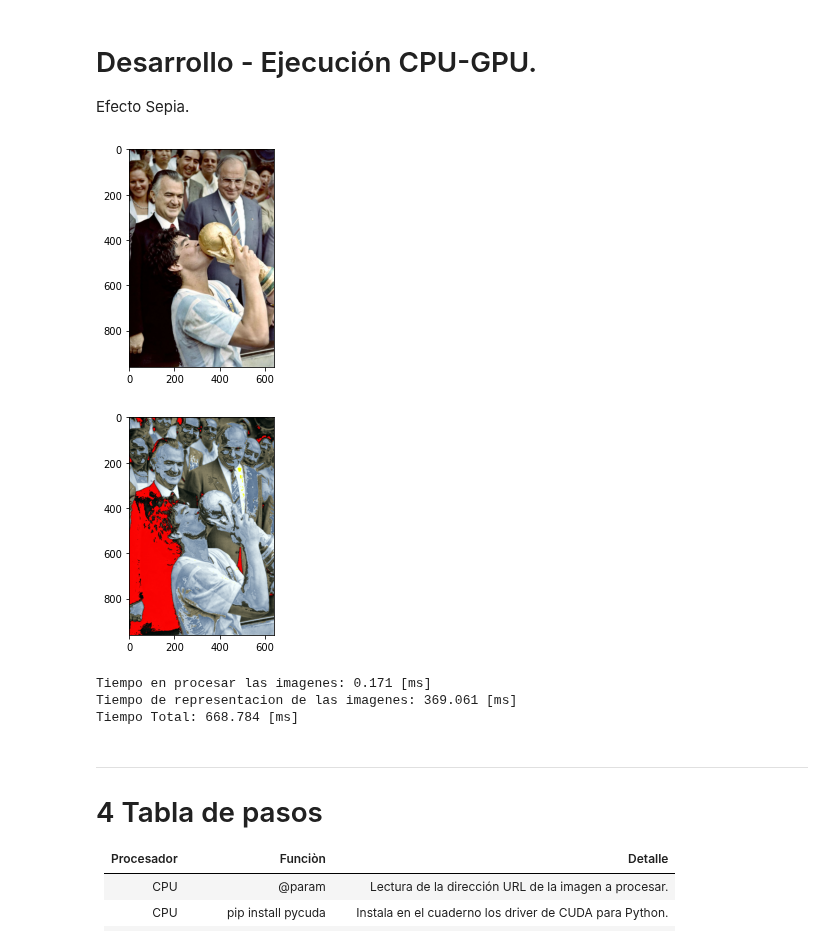
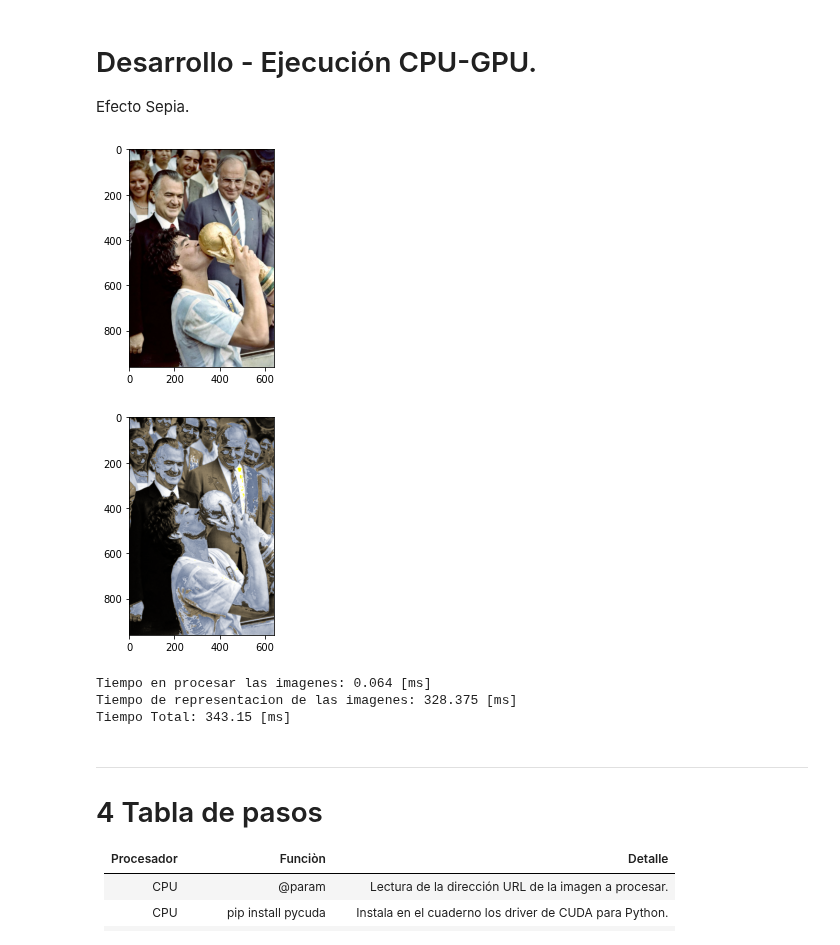
Before and after one commit to CelaPablo/SOA-EA2, a Jupyter notebook: HPC/Cela_Pablo_ejercicio_2_GPU_reentrega.ipynb, the cells around one changed output. Cells and saved outputs as stored; diff of their text form; code cells hidden in the pictures.

```diff
--- a/HPC/Cela_Pablo_ejercicio_2_GPU_reentrega.ipynb
+++ b/HPC/Cela_Pablo_ejercicio_2_GPU_reentrega.ipynb
@@ -64,7 +64,7 @@ try:
 
   # Convierto la imagen comprimida en JPEG/PNG a array. ------------------------
   img_cpu = numpy.asarray(image)
-  result_cpu = numpy.empty_like(img_cpu)
+  result_cpu = numpy.zeros_like(img_cpu)
 
   # Reservo memoria en GPU. ----------------------------------------------------
   img_gpu = cuda.mem_alloc(img_cpu.nbytes)
@@ -81,7 +81,7 @@ try:
     int idx = threadIdx.x + blockIdx.x*blockDim.x;
     int idy = threadIdx.y + blockIdx.y*blockDim.y;
     int index = 0;
-    float maximo = 255;
+    int maximo = 255;
 
     // Verifico que los Thread, esten dentro de las dimensiones de la imagen.
     if( idx < ancho && idy < alto )
@@ -99,9 +99,9 @@ try:
       if(nG > maximo) nG = maximo;
       if(nB > maximo) nB = maximo;
 
-      result[index]   = (char) nR;
-      result[index+1] = (char) nG;
-      result[index+2] = (char) nB;
+      result[index]   = nR;
+      result[index+1] = nG;
+      result[index+2] = nB;
     }
   }
   """)
@@ -123,39 +123,39 @@ try:
   tiempo_img = datetime.now() - tiempo_img
   tiempo_representacion = datetime.now()
 
   # GPU - Copio el resultado desde la memoria GPU. -----------------------------
   cuda.memcpy_dtoh(result_cpu, result_gpu)
 
   # Muestro la imagen original. ------------------------------------------------
   plt.figure()
   plt.imshow(img_cpu)
   plt.show()
 
   # Muestro la imagen resultante. ----------------------------------------------
   plt.imshow(result_cpu)
   plt.show()
 
   tiempo_representacion = datetime.now() - tiempo_representacion
   tiempo_total = datetime.now() - tiempo_total
 
   print( "Tiempo en procesar las imagenes:", tiempo_en_ms(tiempo_img), "[ms]")
   print( "Tiempo de representacion de las imagenes:", tiempo_en_ms(tiempo_representacion), "[ms]")
   print( "Tiempo Total:", tiempo_en_ms(tiempo_total), "[ms]")
 
 except ValueError as valerr:
   print(valerr)
 except FileNotFoundError:
   print("No se pudo abrir la imagen: ", imagepath)
 except ModuleNotFoundError:
   print("Primero deben instalarse las dependencias - Armado del ambiente e instalaciónn de CUDA.")
-# except:
-#   print("Houston we have a problem!")
+except:
+  print("Houston we have a problem!")
 # %% [output]
 [figure]
-[figure, old version]
+[figure, new version]
-Tiempo en procesar las imagenes: 0.171 [ms]
-Tiempo de representacion de las imagenes: 369.061 [ms]
-Tiempo Total: 668.784 [ms]
+Tiempo en procesar las imagenes: 0.064 [ms]
+Tiempo de representacion de las imagenes: 328.375 [ms]
+Tiempo Total: 343.15 [ms]
 # %% [markdown]
 ---
 # 4 Tabla de pasos
```
